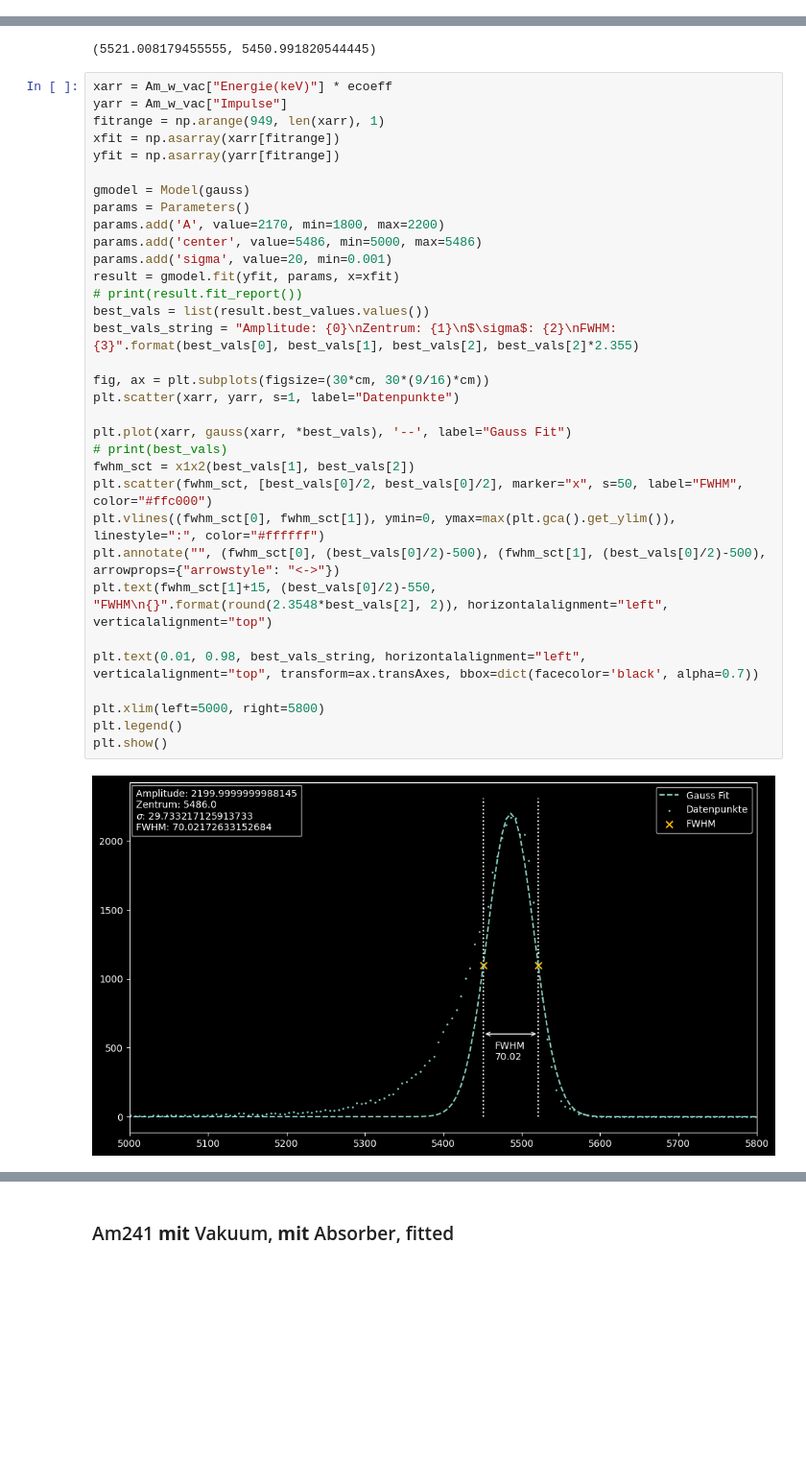
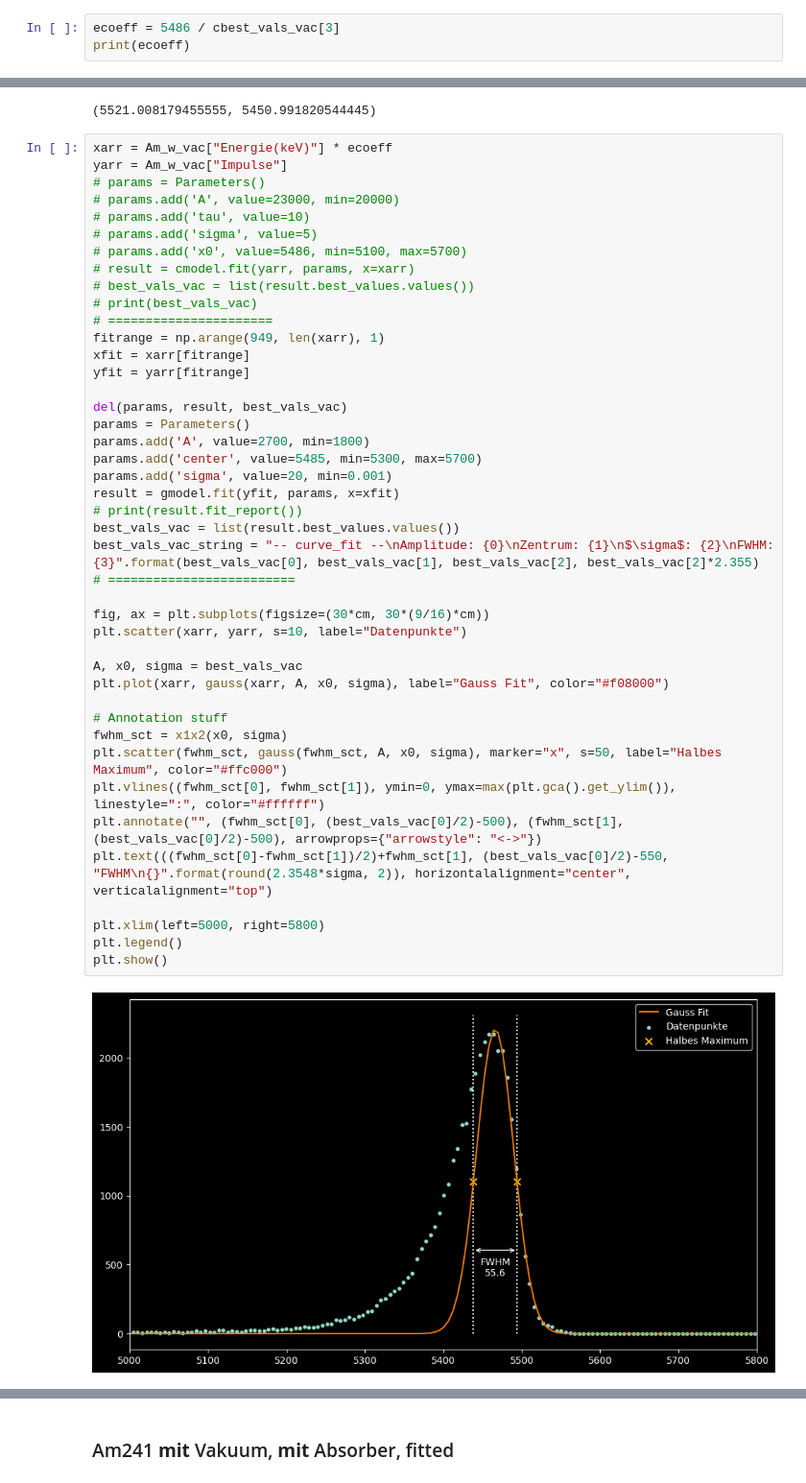
Before and after one commit to HateFindingNames/RadiationProtection_DetectorTechnology, a Jupyter notebook: V11/V11.ipynb, the cells around one changed output, grey strips where cells are left out. Shown at 96% size. Cells and saved outputs as stored; diff of their text form; blank space fills up the shorter version.

```diff
--- a/V11/V11.ipynb
+++ b/V11/V11.ipynb
@@ -237,0 +252,3 @@ plt.show()
+# %%
+ecoeff = 5486 / cbest_vals_vac[3]
+print(ecoeff)
@@ -246,35 +265,45 @@ x1x2(5486, 29.73321)
 # %%
 xarr = Am_w_vac["Energie(keV)"] * ecoeff
 yarr = Am_w_vac["Impulse"]
+# params = Parameters()
+# params.add('A', value=23000, min=20000)
+# params.add('tau', value=10)
+# params.add('sigma', value=5)
+# params.add('x0', value=5486, min=5100, max=5700)
+# result = cmodel.fit(yarr, params, x=xarr)
+# best_vals_vac = list(result.best_values.values())
+# print(best_vals_vac)
+# ======================
 fitrange = np.arange(949, len(xarr), 1)
-xfit = np.asarray(xarr[fitrange])
-yfit = np.asarray(yarr[fitrange])
+xfit = xarr[fitrange]
+yfit = yarr[fitrange]
 
-gmodel = Model(gauss)
+del(params, result, best_vals_vac)
 params = Parameters()
-params.add('A', value=2170, min=1800, max=2200)
-params.add('center', value=5486, min=5000, max=5486)
+params.add('A', value=2700, min=1800)
+params.add('center', value=5485, min=5300, max=5700)
 params.add('sigma', value=20, min=0.001)
 result = gmodel.fit(yfit, params, x=xfit)
 # print(result.fit_report())
-best_vals = list(result.best_values.values())
-best_vals_string = "Amplitude: {0}\nZentrum: {1}\n$\sigma$: {2}\nFWHM: {3}".format(best_vals[0], best_vals[1], best_vals[2], best_vals[2]*2.355)
+best_vals_vac = list(result.best_values.values())
+best_vals_vac_string = "-- curve_fit --\nAmplitude: {0}\nZentrum: {1}\n$\sigma$: {2}\nFWHM: {3}".format(best_vals_vac[0], best_vals_vac[1], best_vals_vac[2], best_vals_vac[2]*2.355)
+# =========================
 
 fig, ax = plt.subplots(figsize=(30*cm, 30*(9/16)*cm))
-plt.scatter(xarr, yarr, s=1, label="Datenpunkte")
+plt.scatter(xarr, yarr, s=10, label="Datenpunkte")
 
-plt.plot(xarr, gauss(xarr, *best_vals), '--', label="Gauss Fit")
-# print(best_vals)
-fwhm_sct = x1x2(best_vals[1], best_vals[2])
-plt.scatter(fwhm_sct, [best_vals[0]/2, best_vals[0]/2], marker="x", s=50, label="FWHM", color="#ffc000")
+A, x0, sigma = best_vals_vac
+plt.plot(xarr, gauss(xarr, A, x0, sigma), label="Gauss Fit", color="#f08000")
+
+# Annotation stuff
+fwhm_sct = x1x2(x0, sigma)
+plt.scatter(fwhm_sct, gauss(fwhm_sct, A, x0, sigma), marker="x", s=50, label="Halbes Maximum", color="#ffc000")
 plt.vlines((fwhm_sct[0], fwhm_sct[1]), ymin=0, ymax=max(plt.gca().get_ylim()), linestyle=":", color="#ffffff")
-plt.annotate("", (fwhm_sct[0], (best_vals[0]/2)-500), (fwhm_sct[1], (best_vals[0]/2)-500), arrowprops={"arrowstyle": "<->"})
-plt.text(fwhm_sct[1]+15, (best_vals[0]/2)-550, "FWHM\n{}".format(round(2.3548*best_vals[2], 2)), horizontalalignment="left", verticalalignment="top")
-
-plt.text(0.01, 0.98, best_vals_string, horizontalalignment="left", verticalalignment="top", transform=ax.transAxes, bbox=dict(facecolor='black', alpha=0.7))
+plt.annotate("", (fwhm_sct[0], (best_vals_vac[0]/2)-500), (fwhm_sct[1], (best_vals_vac[0]/2)-500), arrowprops={"arrowstyle": "<->"})
+plt.text(((fwhm_sct[0]-fwhm_sct[1])/2)+fwhm_sct[1], (best_vals_vac[0]/2)-550, "FWHM\n{}".format(round(2.3548*sigma, 2)), horizontalalignment="center", verticalalignment="top")
 
 plt.xlim(left=5000, right=5800)
 plt.legend()
 plt.show()
 # %% [output]
-[figure, old version]
+[figure, new version]
```
Also changed, not shown: parts of 11 cells of this notebook.
